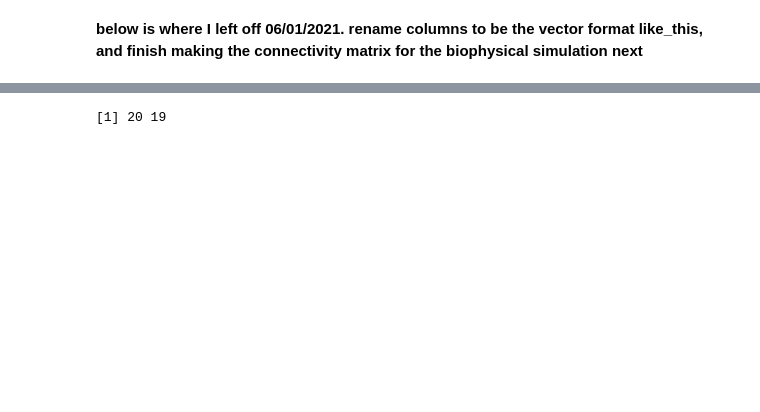
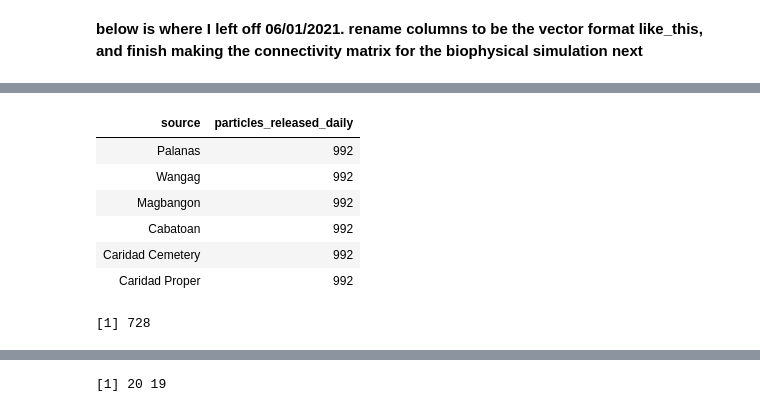
Before and after one commit to pinskylab/CamotesROMS, a Jupyter notebook: notebooks/optimize_ROMS_sampling.ipynb, the cells around one changed output, grey strips where cells are left out. Saved outputs shown, nothing was run; the diff lists cells and outputs as text; code cells hidden in the pictures; blank space fills up the shorter version.

```diff
--- a/notebooks/optimize_ROMS_sampling.ipynb
+++ b/notebooks/optimize_ROMS_sampling.ipynb
@@ -104,0 +181,14 @@ AllPossibleConn[, total_source_normalized_recruitment := sum(daily_particles)/su
+# %%
+head(SeededParticles)
+# %% [output]
+| source | particles_released_daily |
+| Palanas | 992 |
+| Wangag | 992 |
+| Magbangon | 992 |
+| Cabatoan | 992 |
+| Caridad Cemetery | 992 |
+| Caridad Proper | 992 |
+# %%
+uniqueN(AllPossibleConn, by = c( "date"))
+# %% [output]
+[1] 728
```
Also changed, not shown: parts of 18 cells of this notebook.
